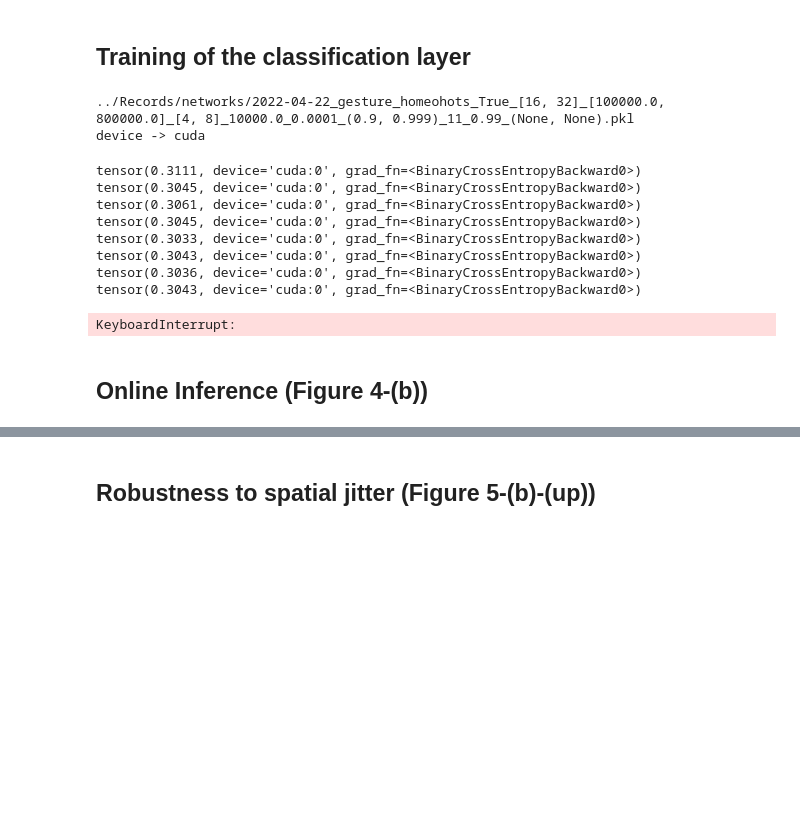
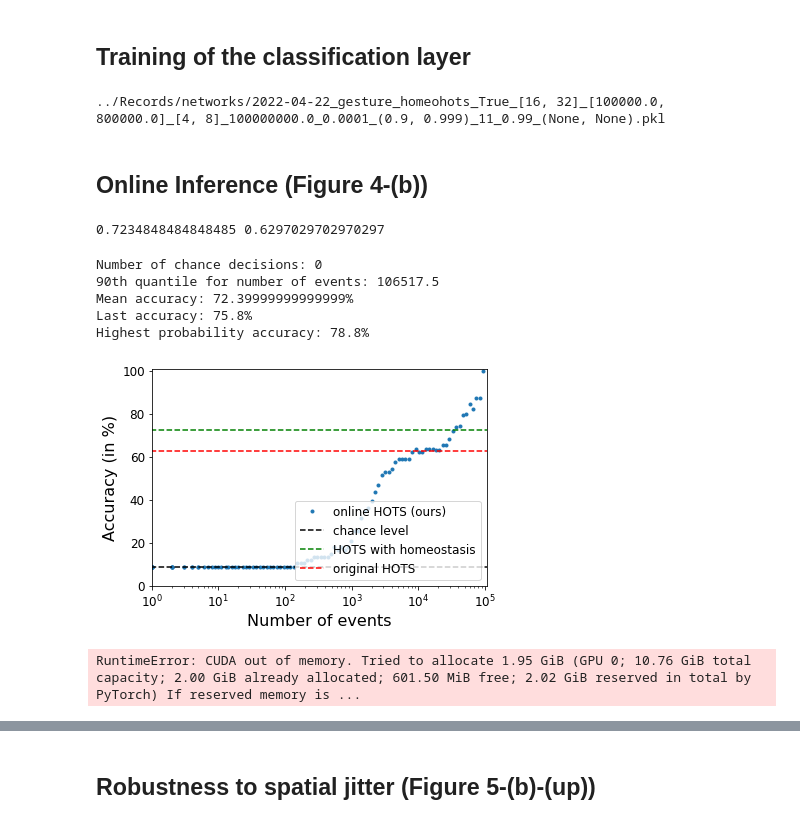
Before and after one commit to AntoineGrimaldi/hotsline, a Jupyter notebook: notebooks/RESULTS_GESTURE.ipynb, the cells around one changed output, grey strips where cells are left out. Cells and saved outputs as stored; diff of their text form; code cells hidden in the pictures; blank space fills up the shorter version.

```diff
--- a/notebooks/RESULTS_GESTURE.ipynb
+++ b/notebooks/RESULTS_GESTURE.ipynb
@@ -108,7 +114,7 @@ betas = (beta1, beta2)
 num_epochs = 11#2 ** 5 + 1
 N_output_neurons = N_neuronz[-1]
 ts_size = (trainset.sensor_size[0],trainset.sensor_size[1],N_output_neurons)
-tau_cla = 1e4
+tau_cla = 1e8
 #tau_cla = 2e8
 drop_proba = .99
 
@@ -118,11 +124,8 @@ model_path = f'../Records/networks/{hots.name}_{tau_cla}_{learning_rate}_{betas}
 results_path = f'../Records/LR_results/{hots.name}_{tau_cla}_{learning_rate}_{betas}_{num_epochs}_{drop_proba}_{jitter}.pkl'
 print(model_path)
 
-hots.coding(trainloader, trainset.ordering, trainset.classes, training=True, verbose=False)
-hots.coding(testloader, testset.ordering, testset.classes, training=False, verbose=False)
-
 drop_transform = tonic.transforms.DropEvent(p = drop_proba)
-kfold_mlr = 10
+kfold_mlr = None
 
 trainset_output = HOTS_Dataset(train_path, trainset.sensor_size, trainset.classes, dtype=trainset.dtype, transform=tonic.transforms.Compose([drop_transform, type_transform]))
 trainoutputloader = get_loader(trainset_output, kfold = kfold_mlr)
@@ -131,24 +134,10 @@ testoutputloader = get_loader(testset_output)
 
 classif_layer, losses = fit_mlr(trainoutputloader, model_path, tau_cla, learning_rate, betas, num_epochs, ts_size, trainset.ordering, len(trainset.classes), ts_batch_size = ts_batch_size)
 
-hots_nohomeo.coding(trainloader, trainset.ordering, trainset.classes, training=True, verbose=False)
-
 train_path_nohomeo = f'../Records/output/train/{hots_nohomeo.name}_{num_sample_train}_{jitter}/'
 test_path_nohomeo = f'../Records/output/test/{hots_nohomeo.name}_{num_sample_test}_{jitter}/'
 
 trainset_output_nohomeo = HOTS_Dataset(train_path_nohomeo, trainset.sensor_size, trainset.classes, dtype=trainset.dtype, transform=type_transform)
-
-hots_nohomeo.coding(testloader, testset.ordering, testset.classes, training=False, jitter=jitter, verbose=False)
 testset_output_nohomeo = HOTS_Dataset(test_path_nohomeo, trainset.sensor_size, trainset.classes, dtype=trainset.dtype, transform=type_transform)
 # %% [output]
-../Records/networks/2022-04-22_gesture_homeohots_True_[16, 32]_[100000.0, 800000.0]_[4, 8]_10000.0_0.0001_(0.9, 0.999)_11_0.99_(None, None).pkl
-device -> cuda
+../Records/networks/2022-04-22_gesture_homeohots_True_[16, 32]_[100000.0, 800000.0]_[4, 8]_100000000.0_0.0001_(0.9, 0.999)_11_0.99_(None, None).pkl
-tensor(0.3111, device='cuda:0', grad_fn=<BinaryCrossEntropyBackward0>)
-tensor(0.3045, device='cuda:0', grad_fn=<BinaryCrossEntropyBackward0>)
-tensor(0.3061, device='cuda:0', grad_fn=<BinaryCrossEntropyBackward0>)
-tensor(0.3045, device='cuda:0', grad_fn=<BinaryCrossEntropyBackward0>)
-tensor(0.3033, device='cuda:0', grad_fn=<BinaryCrossEntropyBackward0>)
-tensor(0.3043, device='cuda:0', grad_fn=<BinaryCrossEntropyBackward0>)
-tensor(0.3036, device='cuda:0', grad_fn=<BinaryCrossEntropyBackward0>)
-tensor(0.3043, device='cuda:0', grad_fn=<BinaryCrossEntropyBackward0>)
-KeyboardInterrupt:
@@ -171,6 +149,22 @@ score_nohomeo = make_histogram_classification(trainset_output_nohomeo, testset_o
+# %%
+print(score, score_nohomeo)
+# %% [output]
+0.7234848484848485 0.6297029702970297
+# %%
+score = 0.140
+score_nohomeo = 0.121
 # %%
 mlr_threshold = None
-meanac, onlinac, lastac, best_probability = score_classif_events(likelihood, true_target, n_classes, thres = mlr_threshold, original_accuracy = score, original_accuracy_nohomeo = score_nohomeo)
+onlinac = online_accuracy(classif_layer, tau_cla, testoutputloader, results_path, ts_size, testset_output.ordering, n_classes, mlr_threshold = mlr_threshold, ts_batch_size = ts_batch_size, original_accuracy = score, original_accuracy_nohomeo = score_nohomeo, online_plot=True)
+# %% [output]
+Number of chance decisions: 0
+90th quantile for number of events: 106517.5
+Mean accuracy: 72.39999999999999%
+Last accuracy: 75.8%
+Highest probability accuracy: 78.8%
+[figure, added]
 # %%
-mlr_threshold = .99
-meanac_thres, onlinac_thres, lastac_thres, bestac_thres = score_classif_events(likelihood, true_target, n_classes, thres = mlr_threshold, original_accuracy = score, original_accuracy_nohomeo = score_nohomeo)
+mlr_threshold = .9
+onlinac_thres = online_accuracy(classif_layer, tau_cla, testoutputloader, results_path, ts_size, testset_output.ordering, n_classes, mlr_threshold = mlr_threshold, ts_batch_size = ts_batch_size, original_accuracy = score, original_accuracy_nohomeo = score_nohomeo, online_plot=True)
+# %% [output]
+RuntimeError: CUDA out of memory. Tried to allocate 1.95 GiB (GPU 0; 10.76 GiB total capacity; 2.00 GiB already allocated; 601.50 MiB free; 2.02 GiB reserved in total by PyTorch) If reserved memory is ...
```
Also changed, not shown: parts of 13 cells of this notebook, 9 other files.
